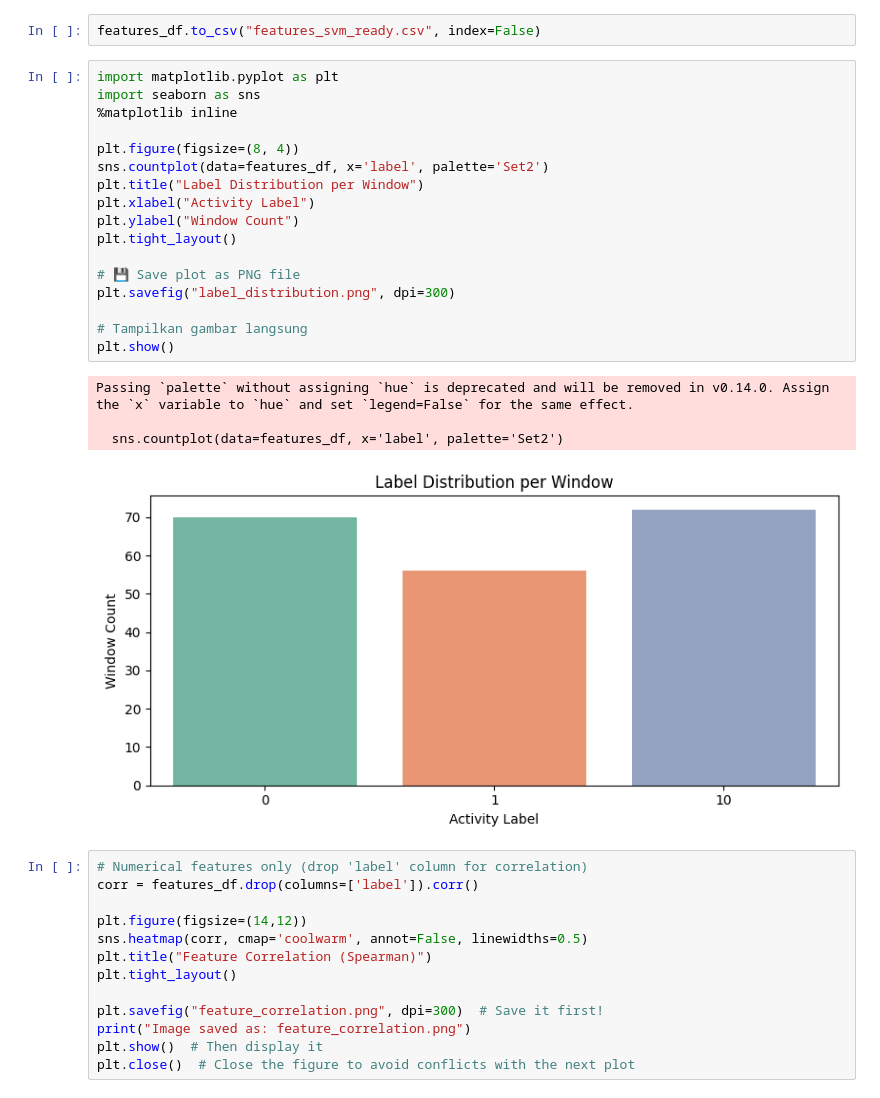
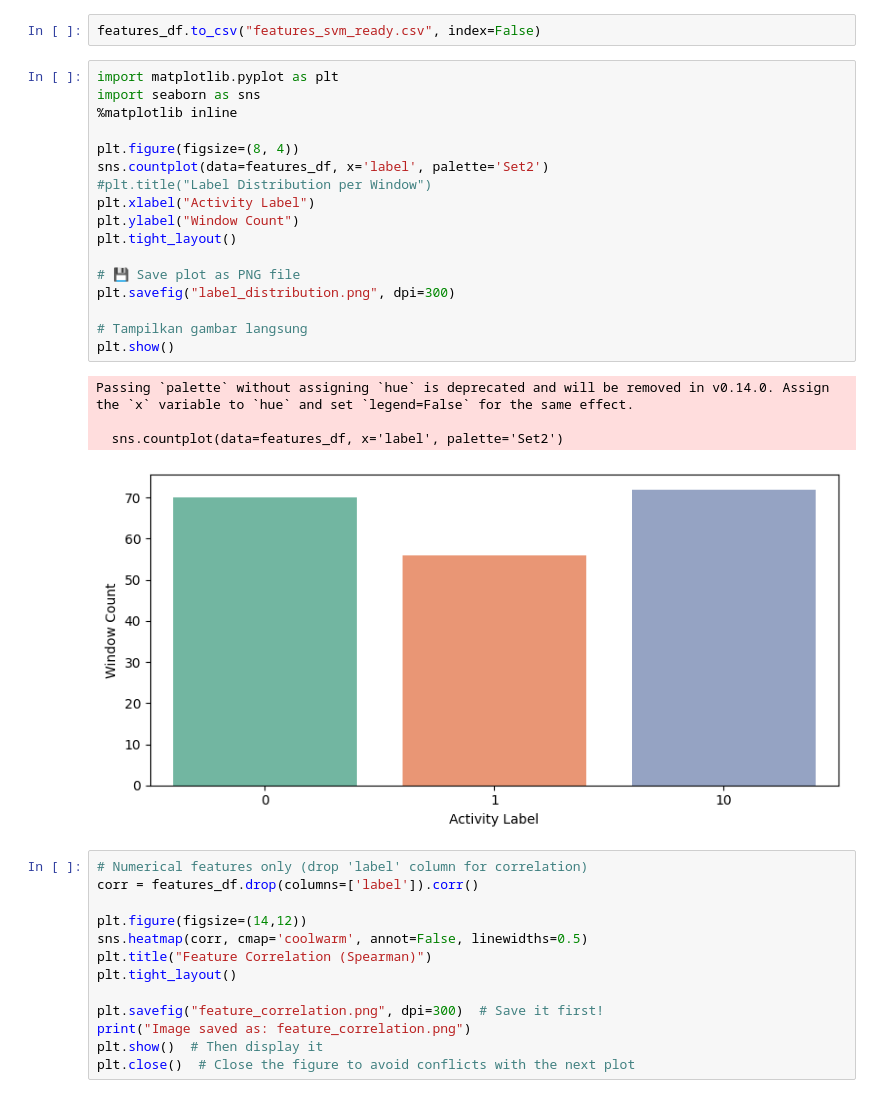
Before and after one commit to verykurniabakti/visenvimu, a Jupyter notebook: overfitting_imu_data_pso_svm.ipynb, the cells around one changed output. Saved outputs shown, nothing was run; the diff lists cells and outputs as text.

```diff
--- a/overfitting_imu_data_pso_svm.ipynb
+++ b/overfitting_imu_data_pso_svm.ipynb
@@ -447,25 +447,25 @@ features_df.to_csv("features_svm_ready.csv", index=False)
 # %%
 import matplotlib.pyplot as plt
 import seaborn as sns
 %matplotlib inline
 
 plt.figure(figsize=(8, 4))
 sns.countplot(data=features_df, x='label', palette='Set2')
-plt.title("Label Distribution per Window")
+#plt.title("Label Distribution per Window")
 plt.xlabel("Activity Label")
 plt.ylabel("Window Count")
 plt.tight_layout()
 
 # 💾 Save plot as PNG file
 plt.savefig("label_distribution.png", dpi=300)
 
 # Tampilkan gambar langsung
 plt.show()
 # %% [output]
 Passing `palette` without assigning `hue` is deprecated and will be removed in v0.14.0. Assign the `x` variable to `hue` and set `legend=False` for the same effect.
 
   sns.countplot(data=features_df, x='label', palette='Set2')
-[figure, old version]
+[figure, new version]
 # %%
 # Numerical features only (drop 'label' column for correlation)
 corr = features_df.drop(columns=['label']).corr()
```
Also changed, not shown: parts of 3 cells of this notebook, 16 other files.
